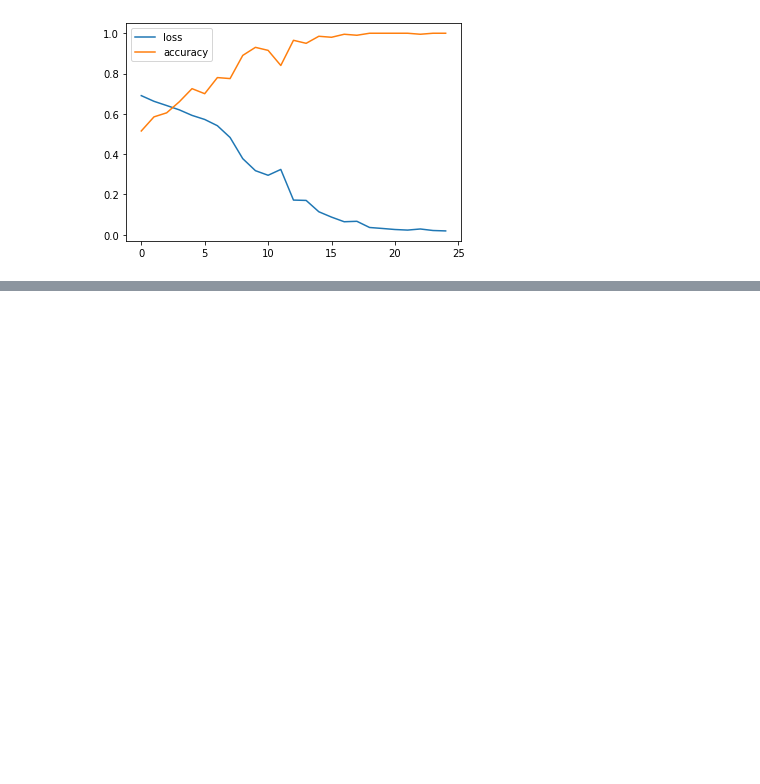
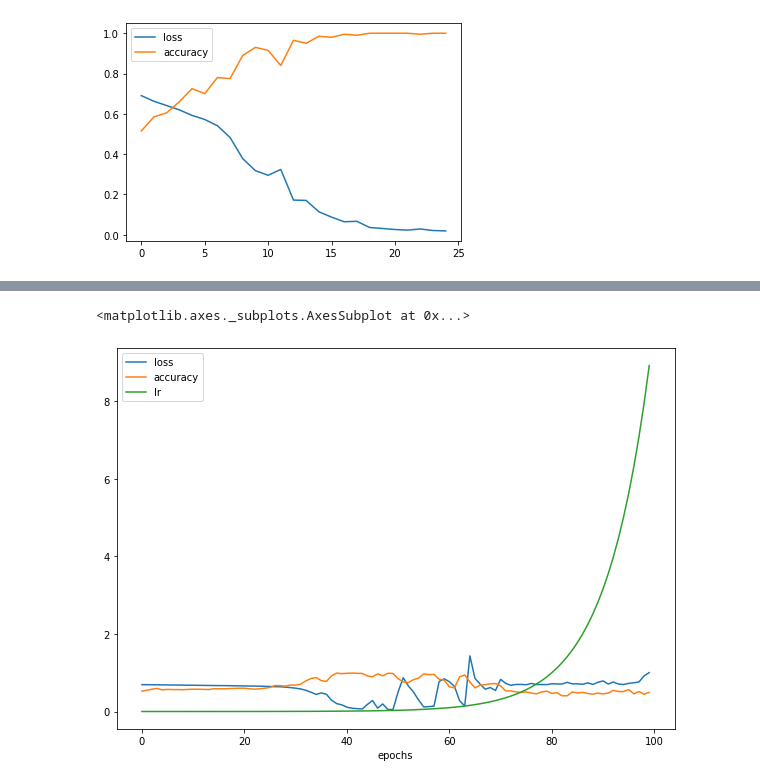
Before and after one commit to choton654/tenserflow-deep-learning, a Jupyter notebook: neural_network_classification_tenserflow.ipynb, the cells around one changed output, grey strips where cells are left out. Drawn from its saved outputs; the diff is of its cells as text; code cells hidden in the pictures; blank space fills up the shorter version.

```diff
--- a/neural_network_classification_tenserflow.ipynb
+++ b/neural_network_classification_tenserflow.ipynb
@@ -462,3 +462,21 @@ pd.DataFrame(history.history).plot()
 # %% [output]
 <matplotlib.axes._subplots.AxesSubplot at 0x...>
 [figure]
+# %%
+tf.random.set_seed(42)
+
+# Create the model
+model_6 = tf.keras.Sequential([
+  tf.keras.layers.Dense(100, activation=tf.keras.activations.relu), # 1 hidden layer with linear activation
+  tf.keras.layers.Dense(100, activation=tf.keras.activations.relu), # 1 hidden layer with linear activation
+  tf.keras.layers.Dense(1, activation=tf.keras.activations.sigmoid) # output layer
+])
+
+# Compile the model
+model_6.compile(loss=tf.keras.losses.binary_crossentropy,
+                optimizer=tf.keras.optimizers.Adam(learning_rate=0.01), # note: "lr" used to be what was used, now "learning_rate" is favoured
+                metrics=["accuracy"])
+
+lr_scheduler = tf.keras.callbacks.LearningRateScheduler(lambda epoch: 1e-4 * 10**(epoch/20))
+
+history = model_6.fit(x_train, y_train, epochs=100, callbacks=[lr_scheduler])
@@ -464,0 +501,5 @@ pd.DataFrame(history.history).plot()
+# %%
+pd.DataFrame(history.history).plot(figsize=(10, 7), xlabel='epochs')
+# %% [output]
+<matplotlib.axes._subplots.AxesSubplot at 0x...>
+[figure, added]
```
Also changed, not shown: parts of 11 cells of this notebook.
